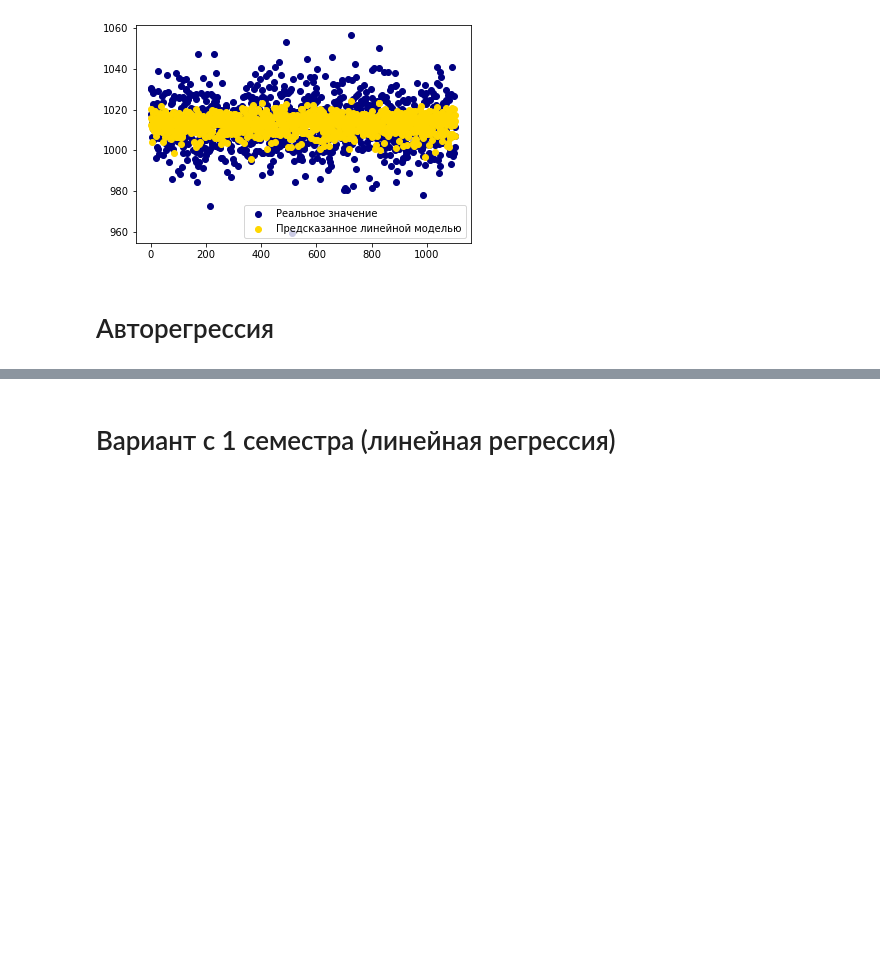
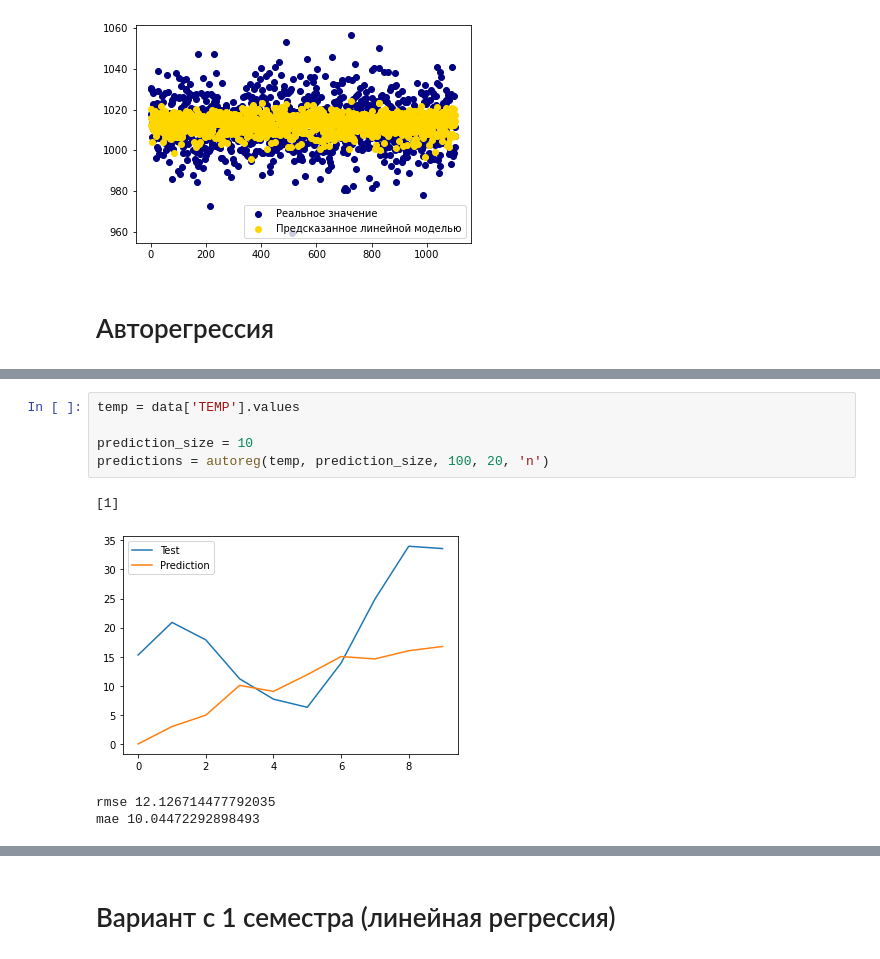
Before and after one commit to Loinen/geodata_analysis, a Jupyter notebook: lab2021.ipynb, the cells around one changed output, grey strips where cells are left out. Cells and saved outputs as stored; diff of their text form; blank space fills up the shorter version.

```diff
--- a/lab2021.ipynb
+++ b/lab2021.ipynb
@@ -185,0 +171,10 @@ mae 7.913947857500182
+# %%
+temp = data['TEMP'].values
+
+prediction_size = 10
+predictions = autoreg(temp, prediction_size, 100, 20, 'n')
+# %% [output]
+[1]
+[figure, added]
+rmse 12.126714477792035
+mae 10.04472292898493
```
Also changed, not shown: parts of 20 cells of this notebook.
